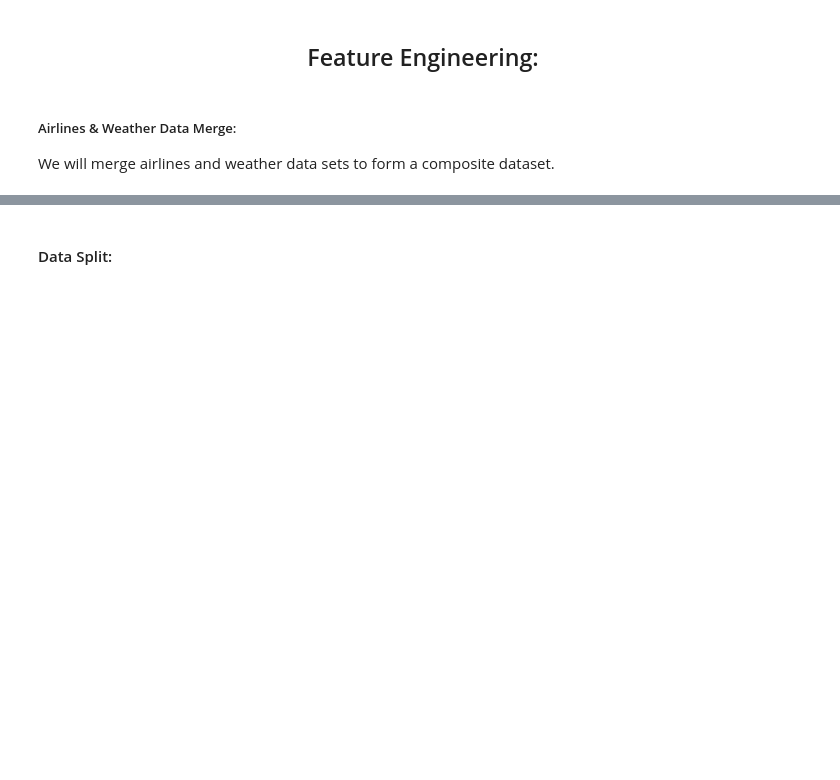
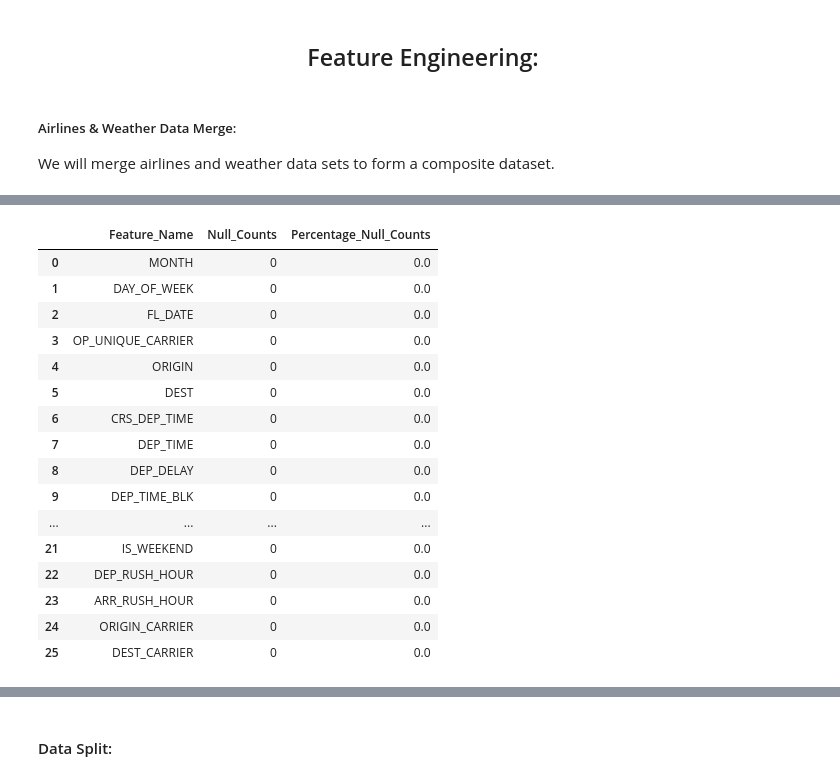
Before and after one commit to jayeshparikh/w261-project, a Jupyter notebook: W261_SPRING_FINAL_PROJECT_TEAM25.ipynb, the cells around one changed output, grey strips where cells are left out. Cells and saved outputs as stored; diff of their text form; code cells hidden in the pictures; blank space fills up the shorter version.

Commit message:
Update: AirlineDelaysWeather_Final.ipynb AirlineDelaysWeather_WIP.ipynb EDA README.md W261_SPRING_FINAL_PROJECT_TEAM25.ipynb

```diff
--- a/W261_SPRING_FINAL_PROJECT_TEAM25.ipynb
+++ b/W261_SPRING_FINAL_PROJECT_TEAM25.ipynb
@@ -511,6 +537,27 @@ departure_final = departure_final_fn(airlines_station_datetime_unix)
 airlines_weather_final_trim = airlines_weather_final_trim_fn(departure_final)
 # %% [output]
 [interactive output not drawn]
+# %%
+airlines_preprocessed_nullCounts_df = nullDataFrame(airlines_df)
+airlines_preprocessed_nullCounts_df
+# %% [output]
+|  | Feature_Name | Null_Counts | Percentage_Null_Counts |
+| 0 | MONTH | 0 | 0.0 |
+| 1 | DAY_OF_WEEK | 0 | 0.0 |
+| 2 | FL_DATE | 0 | 0.0 |
+| 3 | OP_UNIQUE_CARRIER | 0 | 0.0 |
+| 4 | ORIGIN | 0 | 0.0 |
+| 5 | DEST | 0 | 0.0 |
+| 6 | CRS_DEP_TIME | 0 | 0.0 |
+| 7 | DEP_TIME | 0 | 0.0 |
+| 8 | DEP_DELAY | 0 | 0.0 |
+| 9 | DEP_TIME_BLK | 0 | 0.0 |
+| ... | ... | ... | ... |
+| 21 | IS_WEEKEND | 0 | 0.0 |
+| 22 | DEP_RUSH_HOUR | 0 | 0.0 |
+| 23 | ARR_RUSH_HOUR | 0 | 0.0 |
+| 24 | ORIGIN_CARRIER | 0 | 0.0 |
+| 25 | DEST_CARRIER | 0 | 0.0 |
 # %%
 #airlines_weather_final_trim.write.parquet("/FileStore/tables/airlines_weather_final_trim.parquet")
 airlines_weather_final_trim = spark.read.parquet("/FileStore/tables/airlines_weather_final_trim.parquet")
```
Also changed, not shown: parts of 14 cells of this notebook.
